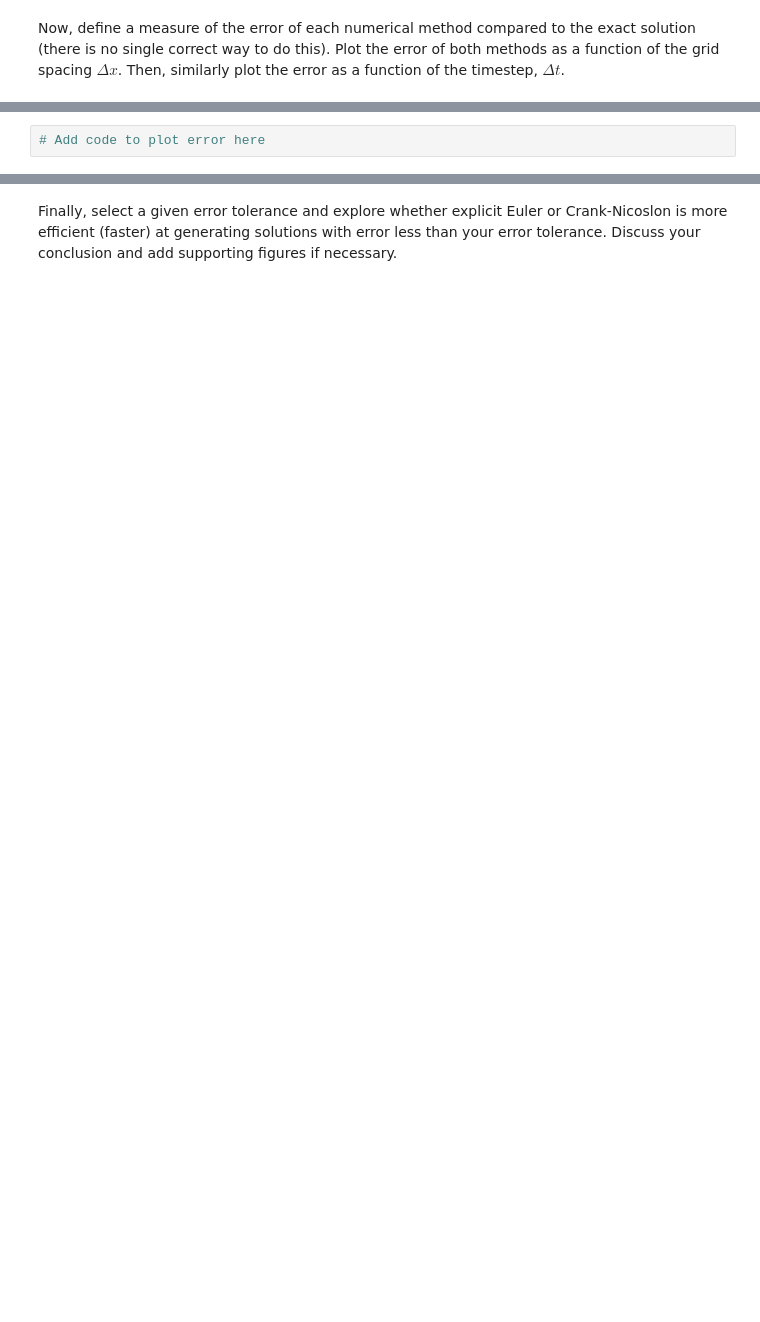
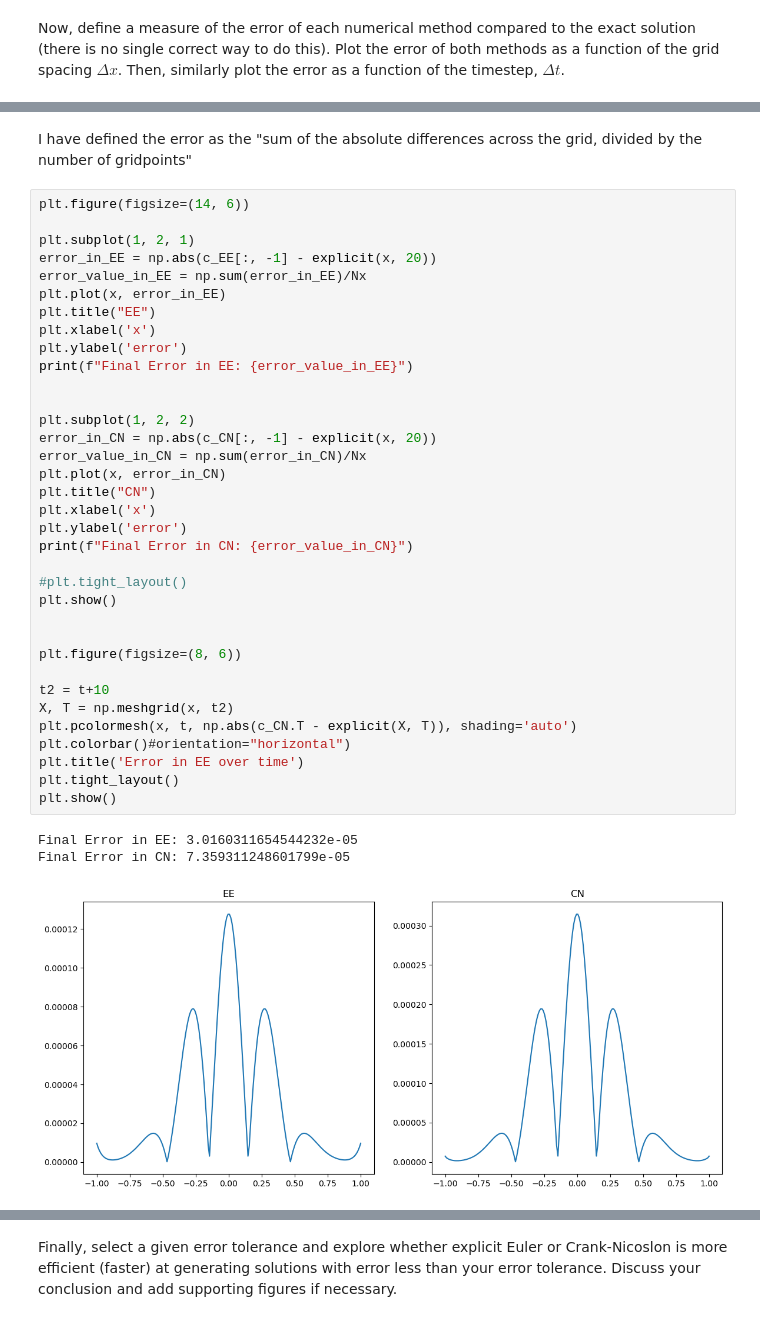
Before and after one commit to louis-de-neve/QCES, a Jupyter notebook: Project1_numerical_methods.ipynb, the cells around one changed output, grey strips where cells are left out. Saved outputs shown, nothing was run; the diff lists cells and outputs as text; blank space fills up the shorter version.

```diff
--- a/Project1_numerical_methods.ipynb
+++ b/Project1_numerical_methods.ipynb
@@ -201,2 +206,41 @@ DISCUSS DEFINITION OF ERROR
-# %%
-# Add code to plot error here
+# %% [markdown]
+I have defined the error as the "sum of the absolute differences across the grid, divided by the number of gridpoints"
+# %%
+plt.figure(figsize=(14, 6))
+
+plt.subplot(1, 2, 1)
+error_in_EE = np.abs(c_EE[:, -1] - explicit(x, 20))
+error_value_in_EE = np.sum(error_in_EE)/Nx
+plt.plot(x, error_in_EE)
+plt.title("EE")
+plt.xlabel('x')
+plt.ylabel('error')
+print(f"Final Error in EE: {error_value_in_EE}")
+
+
+plt.subplot(1, 2, 2)
+error_in_CN = np.abs(c_CN[:, -1] - explicit(x, 20))
+error_value_in_CN = np.sum(error_in_CN)/Nx
+plt.plot(x, error_in_CN)
+plt.title("CN")
+plt.xlabel('x')
+plt.ylabel('error')
+print(f"Final Error in CN: {error_value_in_CN}")
+
+#plt.tight_layout()
+plt.show()
+
+
+plt.figure(figsize=(8, 6))
+
+t2 = t+10
+X, T = np.meshgrid(x, t2)
+plt.pcolormesh(x, t, np.abs(c_CN.T - explicit(X, T)), shading='auto')
+plt.colorbar()#orientation="horizontal")
+plt.title('Error in EE over time')
+plt.tight_layout()
+plt.show()
+# %% [output]
+Final Error in EE: 3.0160311654544232e-05
+Final Error in CN: 7.359311248601799e-05
+[figure, added]
```
Also changed, not shown: parts of 13 cells of this notebook.
